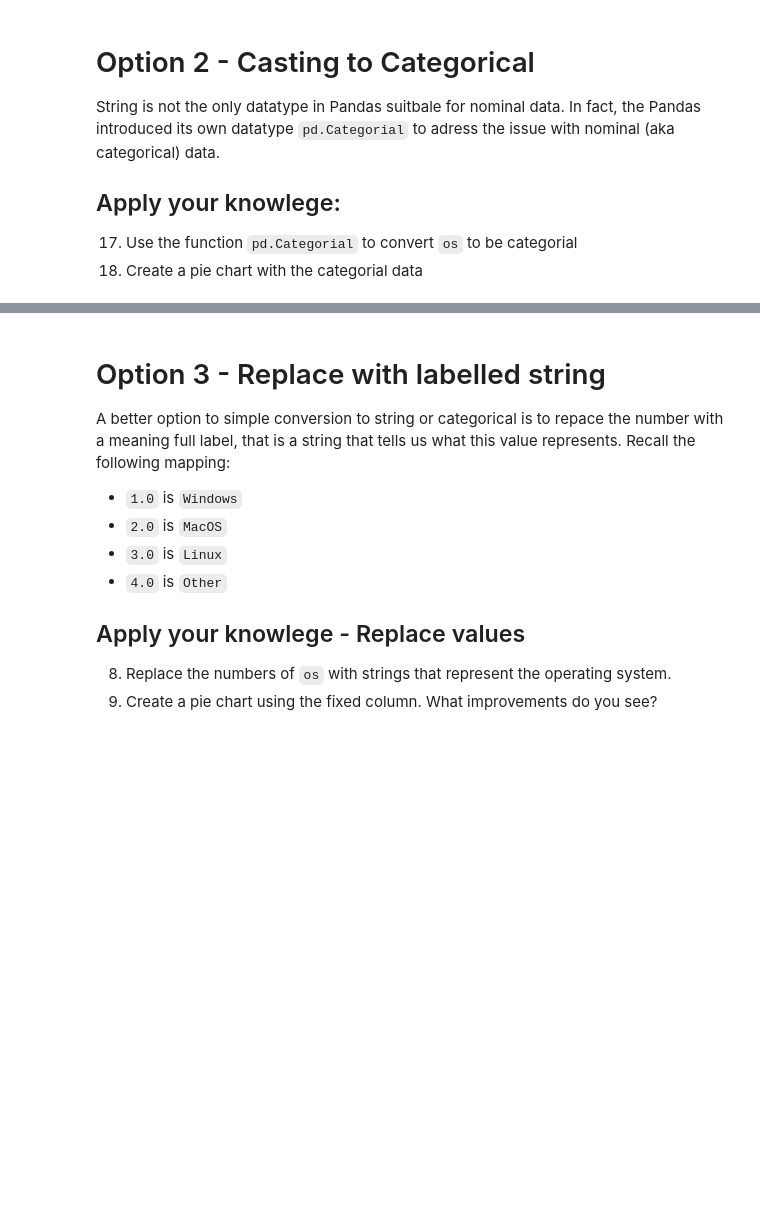
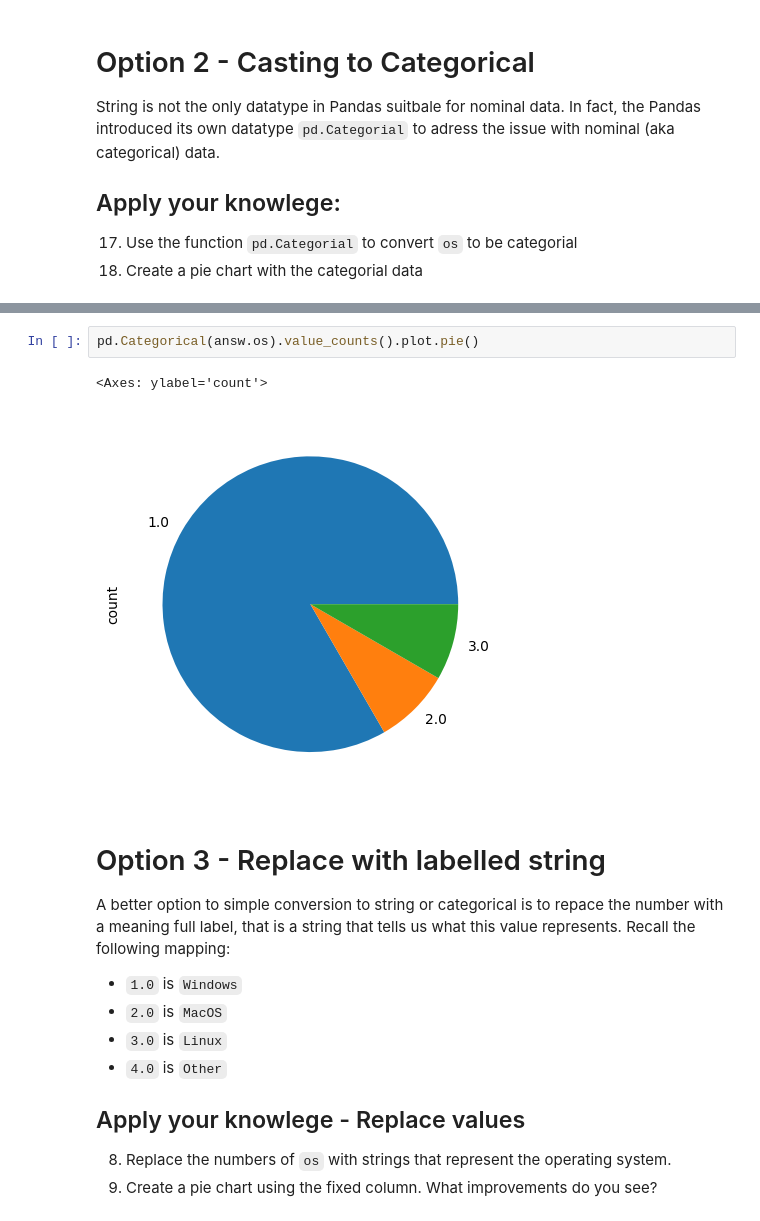
Before and after one commit to mschuessler/dba_lecture, a Jupyter notebook: notebooks/DBA2_03_Data_Wrangling_and_StatTests.ipynb, the cells around one changed output, grey strips where cells are left out. Saved outputs shown, nothing was run; the diff lists cells and outputs as text; blank space fills up the shorter version.

```diff
--- a/notebooks/DBA2_03_Data_Wrangling_and_StatTests.ipynb
+++ b/notebooks/DBA2_03_Data_Wrangling_and_StatTests.ipynb
@@ -213,3 +497,8 @@ String is not the only datatype in Pandas suitbale for nominal data. In fact, th
+# %%
+pd.Categorical(answ.os).value_counts().plot.pie()
+# %% [output]
+<Axes: ylabel='count'>
+[figure, added]
 # %% [markdown]
 # Option 3 - Replace with labelled string
 A better option to simple conversion to string or categorical is to repace the number with a meaning full label, that is a string that tells us what this value represents. Recall the following mapping:
```
Also changed, not shown: parts of 62 cells of this notebook.
